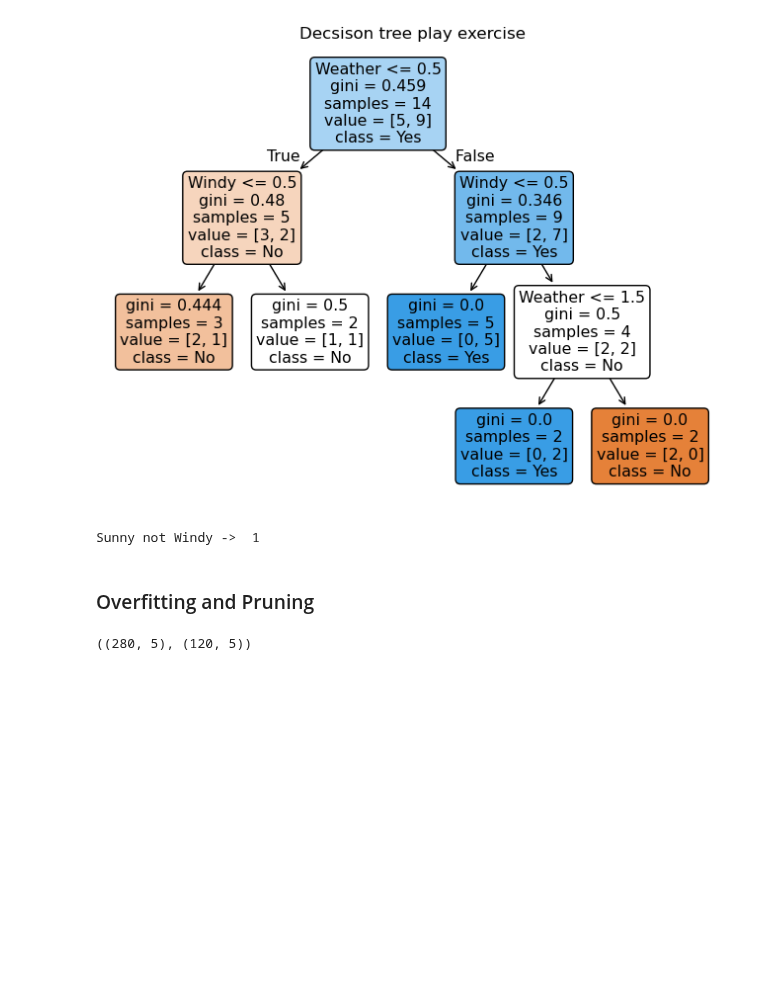
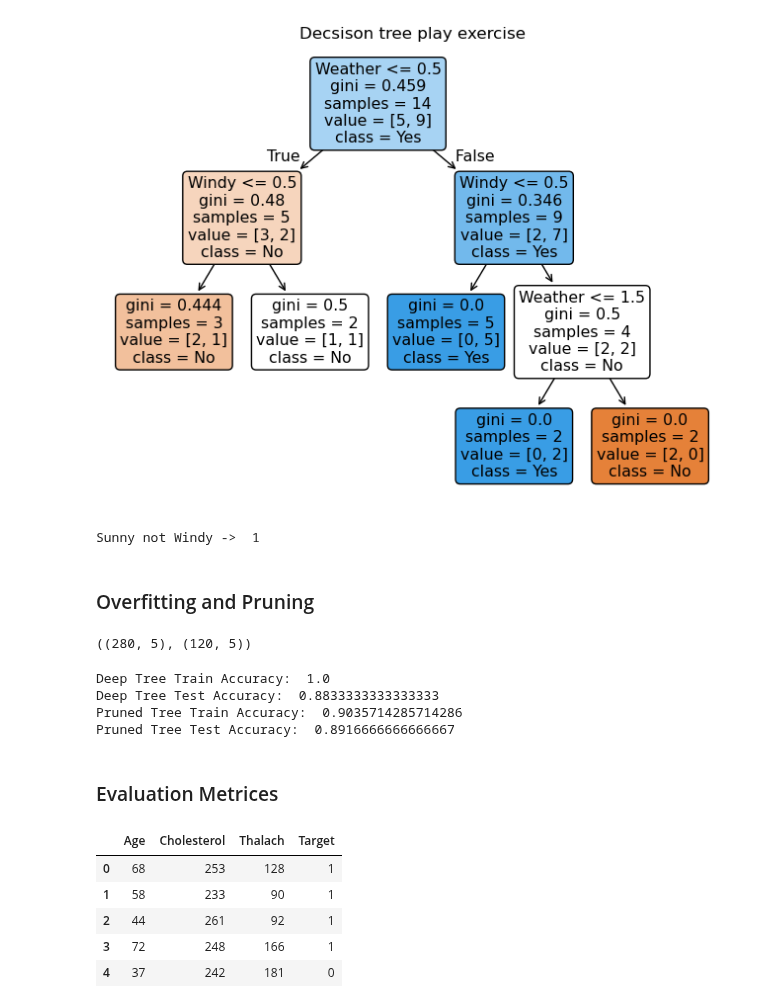
Before and after one commit to kazrkb/ml-modules, a Jupyter notebook: m-11/m-11.ipynb, the cells around one changed output. Saved outputs shown, nothing was run; the diff lists cells and outputs as text; code cells hidden in the pictures; blank space fills up the shorter version.

Commit message:
started evaluation metrics

```diff
--- a/m-11/m-11.ipynb
+++ b/m-11/m-11.ipynb
@@ -105,3 +105,59 @@ X_train_big, X_test_big, y_train_big, y_test_big = train_test_split(X_big,y_big,
 X_train_big.shape, X_test_big.shape
 # %% [output]
 ((280, 5), (120, 5))
+# %%
+# train a deep tree vs a purned tree
+deep_tree = DecisionTreeClassifier(random_state=42)
+deep_tree.fit(X_train_big,y_train_big)
+
+pruned_tree = DecisionTreeClassifier(max_depth=3,random_state=42)
+pruned_tree.fit(X_train_big,y_train_big)
+
+y_train_pred_deep = deep_tree.predict(X_train_big)
+y_test_pred_deep = deep_tree.predict(X_test_big)
+y_train_pred_pruned = pruned_tree.predict(X_train_big)
+y_test_pred_pruned = pruned_tree.predict(X_test_big)
+
+print("Deep Tree Train Accuracy: ", accuracy_score(y_train_big,y_train_pred_deep))
+print("Deep Tree Test Accuracy: ", accuracy_score(y_test_big,y_test_pred_deep))
+
+print("Pruned Tree Train Accuracy: ", accuracy_score(y_train_big,y_train_pred_pruned))
+print("Pruned Tree Test Accuracy: ", accuracy_score(y_test_big,y_test_pred_pruned))
+# %% [output]
+Deep Tree Train Accuracy:  1.0
+Deep Tree Test Accuracy:  0.8833333333333333
+Pruned Tree Train Accuracy:  0.9035714285714286
+Pruned Tree Test Accuracy:  0.8916666666666667
+# %% [markdown]
+### Evaluation Metrices
+# %%
+from ctypes.wintypes import tagRECT
+
+
+np.random.seed(42)
+n_samples = 300
+
+age = np.random.randint(30,80, size=n_samples)
+chol = np.random.randint(150,300, size=n_samples)
+thalach = np.random.randint(90,200, size=n_samples)
+
+# we create a simple rule-based probability for disease just for realism
+risk_score = 0.03 * (age - 40) + 0.02 * (chol - 200) - 0.02 * (thalach - 140)
+prob = 1 / (1 + np.exp(-0.05 * risk_score))
+target = (prob > np.median(prob)).astype(int)
+
+df_heart = pd.DataFrame({
+    'Age': age,
+    'Cholesterol': chol,
+    'Thalach': thalach,
+    'Target': target
+})
+
+df_heart.head()
+# %% [output]
+|  | Age | Cholesterol | Thalach | Target |
+| 0 | 68 | 253 | 128 | 1 |
+| 1 | 58 | 233 | 90 | 1 |
+| 2 | 44 | 261 | 92 | 1 |
+| 3 | 72 | 248 | 166 | 1 |
+| 4 | 37 | 242 | 181 | 0 |
```
